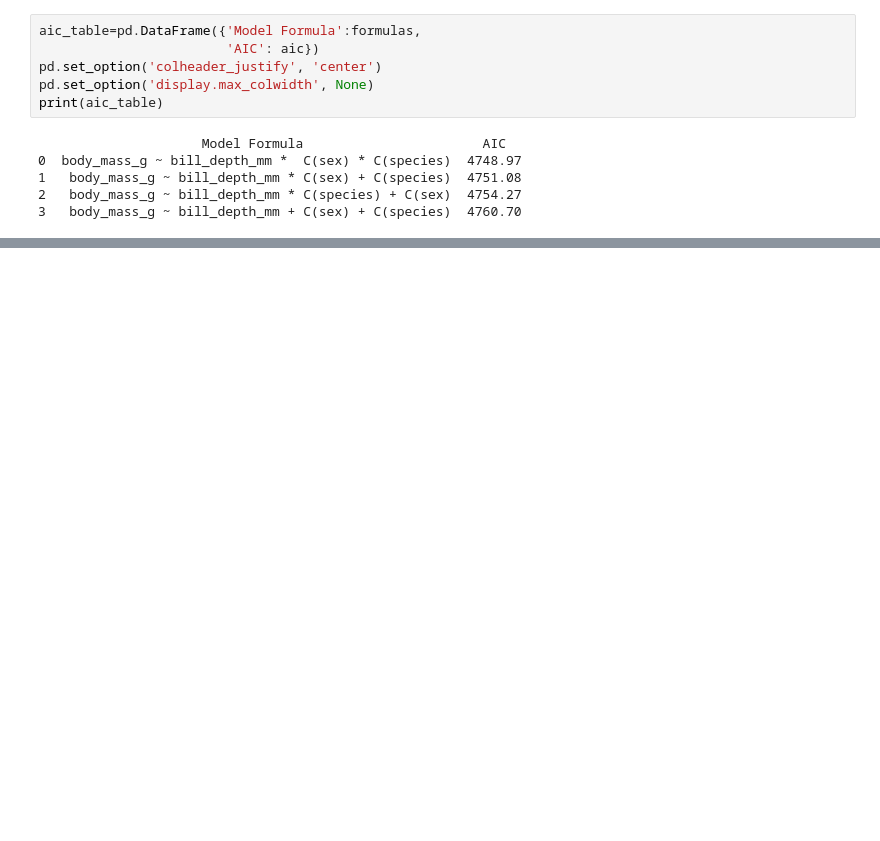
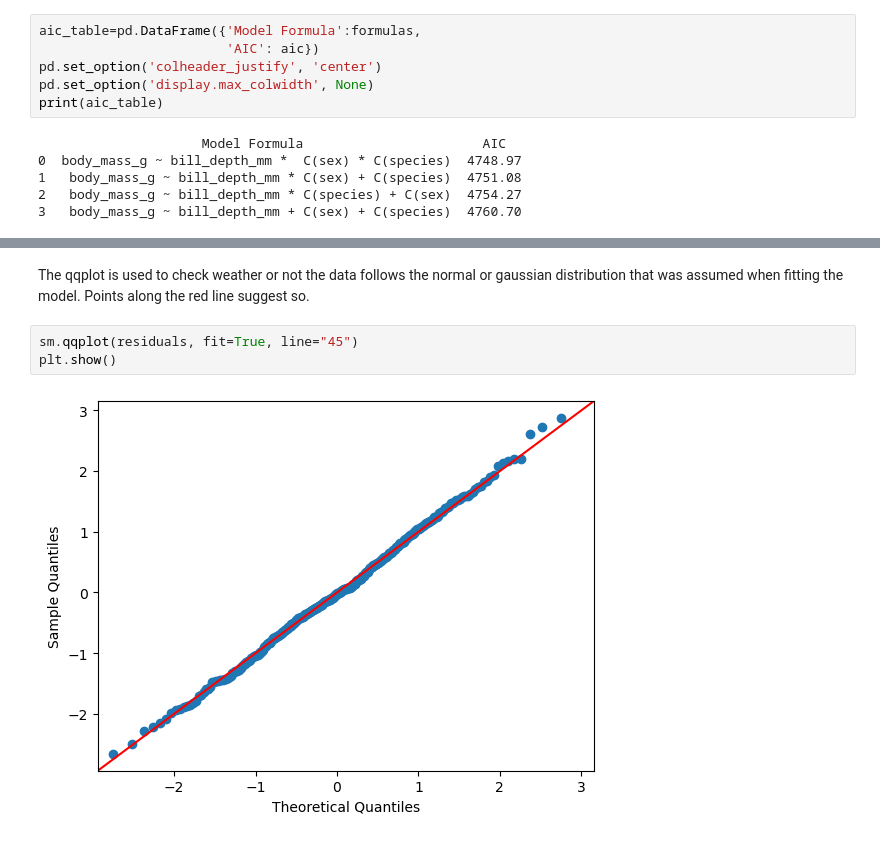
Before and after one commit to gfmg/PoDA, a Jupyter notebook: penguins.ipynb, the cells around one changed output, grey strips where cells are left out. Cells and saved outputs as stored; diff of their text form; blank space fills up the shorter version.

```diff
--- a/penguins.ipynb
+++ b/penguins.ipynb
@@ -162,0 +246,7 @@ Notes:
+# %% [markdown]
+The qqplot is used to check weather or not the data follows the normal or gaussian distribution that was assumed when fitting the model. Points along the red line suggest so.
+# %%
+sm.qqplot(residuals, fit=True, line="45")
+plt.show()
+# %% [output]
+[figure, added]
```
Also changed, not shown: parts of 27 cells of this notebook.
